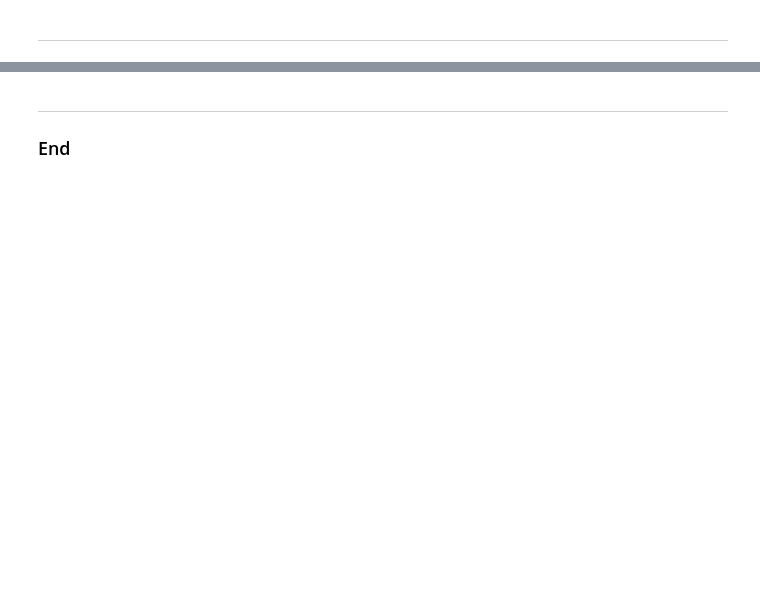
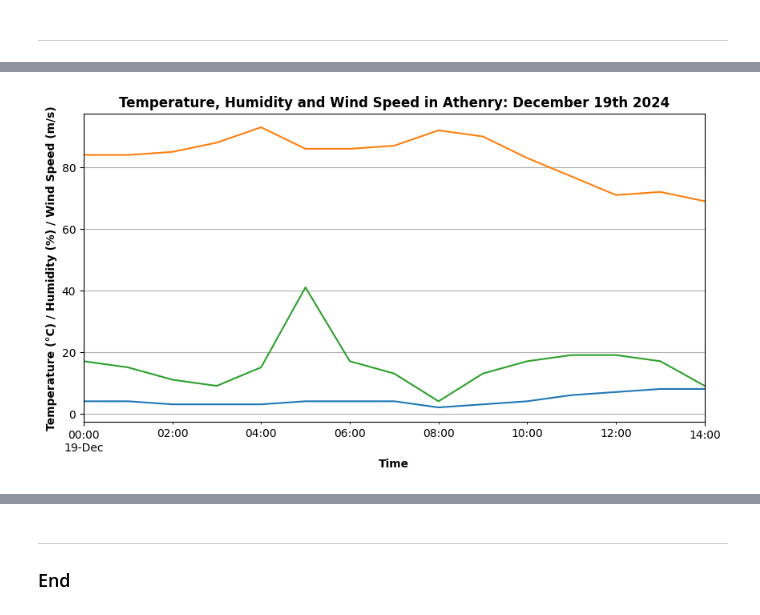
Before and after one commit to lryan30/CI_assessment, a Jupyter notebook: weather.ipynb, the cells around one changed output, grey strips where cells are left out. Cells and saved outputs as stored; diff of their text form; code cells hidden in the pictures; blank space fills up the shorter version.

```diff
--- a/weather.ipynb
+++ b/weather.ipynb
@@ -168,0 +217,14 @@ plt.show()
+# %%
+# plot temp, humidity and windspeed
+
+fig, ax = plt.subplots(figsize=(10, 5))
+df['temperature'].plot(ax=ax)
+df['humidity'].plot(ax=ax)
+df['windSpeed'].plot(ax=ax)
+ax.set_title('Temperature, Humidity and Wind Speed in Athenry: December 19th 2024', fontweight='bold')
+ax.set_ylabel('Temperature (°C) / Humidity (%) / Wind Speed (m/s)', fontweight='bold')
+ax.set_xlabel('Time', fontweight='bold')
+plt.grid()
+plt.show()
+# %% [output]
+[figure, added]
```
Also changed, not shown: parts of 30 cells of this notebook, 2 other files.
